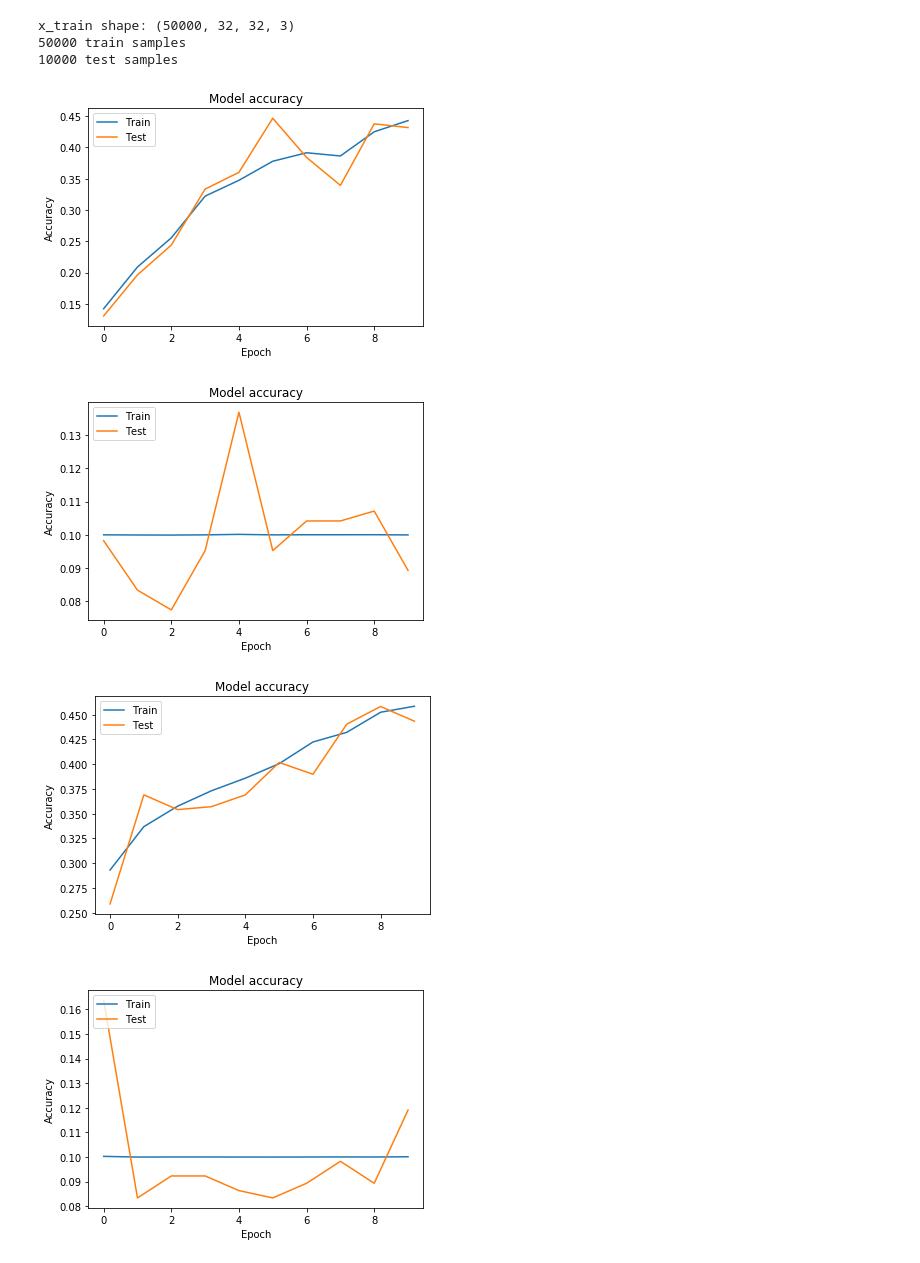
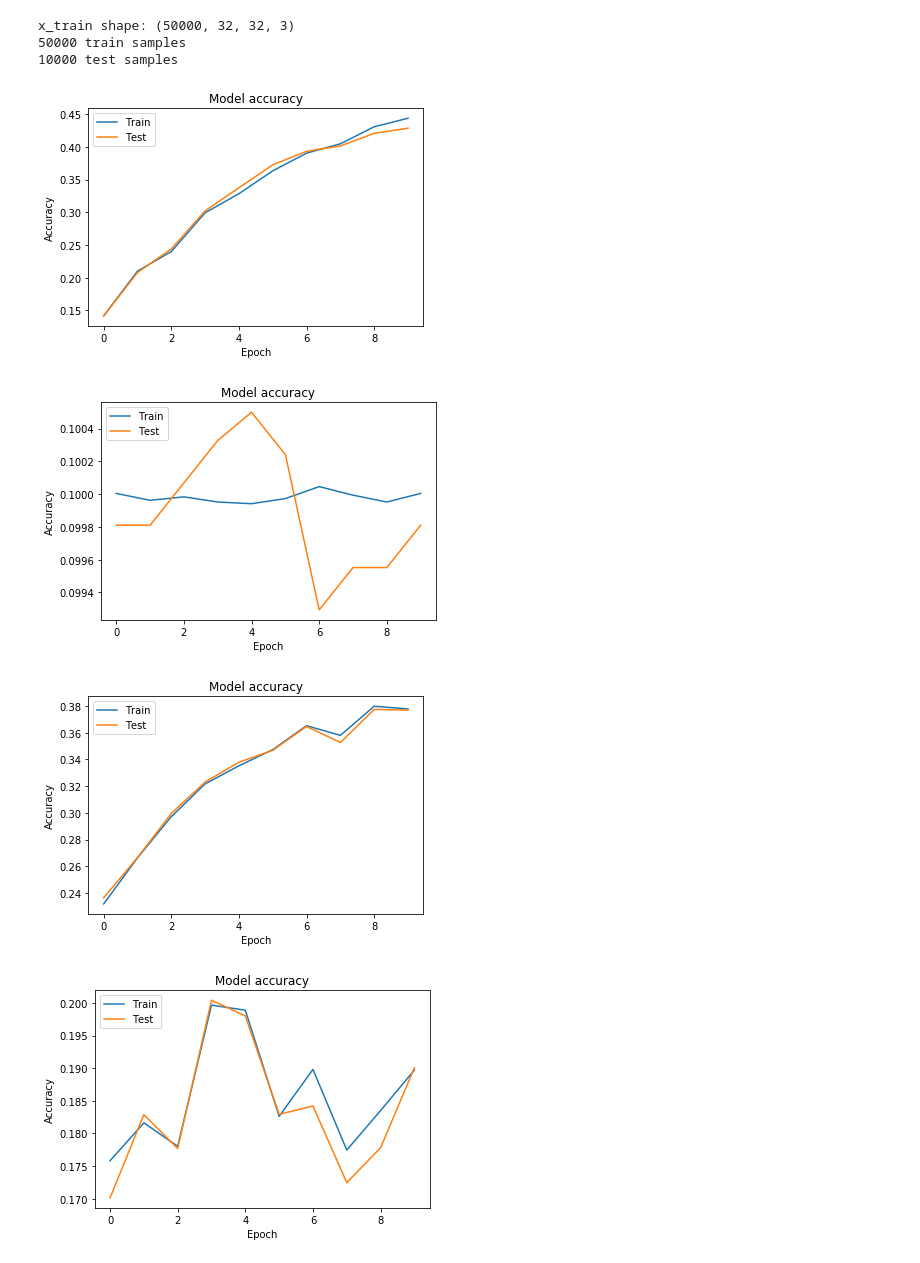
Before and after one commit to pkwin927/2nd-ML100Days, a Jupyter notebook: homework/D80.ipynb, the cells around one changed output. Drawn from its saved outputs; the diff is of its cells as text; code cells hidden in the pictures.

```diff
--- a/homework/D80.ipynb
+++ b/homework/D80.ipynb
@@ -84,7 +84,7 @@ dataset = gl.data.ArrayDataset(x_train_normalize, y_label_train)
 data_iter = gl.data.DataLoader(dataset, batch_size, shuffle=True)
 
 valdataset = gl.data.ArrayDataset(x_test_normalize, y_label_test)
-val_data_iter = gl.data.DataLoader(dataset, batch_size, shuffle=True)
+val_data_iter = gl.data.DataLoader(valdataset, batch_size, shuffle=True)
 
 #trainList = []
 #testList = []
@@ -137,35 +137,35 @@ for opt in [sgd, adam, adagrad, rmsprop]:
 
         acc = np.mean(acc)
 
         trainList.append(acc)
 
         acc = []
 
         for X_val, y_val in val_data_iter:
 
             X, y = X_val.as_in_context(mx.gpu()), y_val.as_in_context(mx.gpu())
 
             Testacc = gb.ClassifierMetrics(y,model(X))
 
-            acc.append(Trainacc)
+            acc.append(Testacc)
 
         acc = np.mean(acc)
 
         testList.append(acc)
 
     import matplotlib.pyplot as plt
     %matplotlib inline
 
     # Plot training & validation accuracy values
     plt.plot(trainList)
     plt.plot(testList)
     plt.title('Model accuracy')
     plt.ylabel('Accuracy')
     plt.xlabel('Epoch')
     plt.legend(['Train', 'Test'], loc='upper left')
     plt.show()
 # %% [output]
-[figure, old version]
+[figure, new version]
-[figure, old version]
+[figure, new version]
-[figure, old version]
+[figure, new version]
-[figure, old version]
+[figure, new version]
```
Also changed, not shown: 9 other files.
